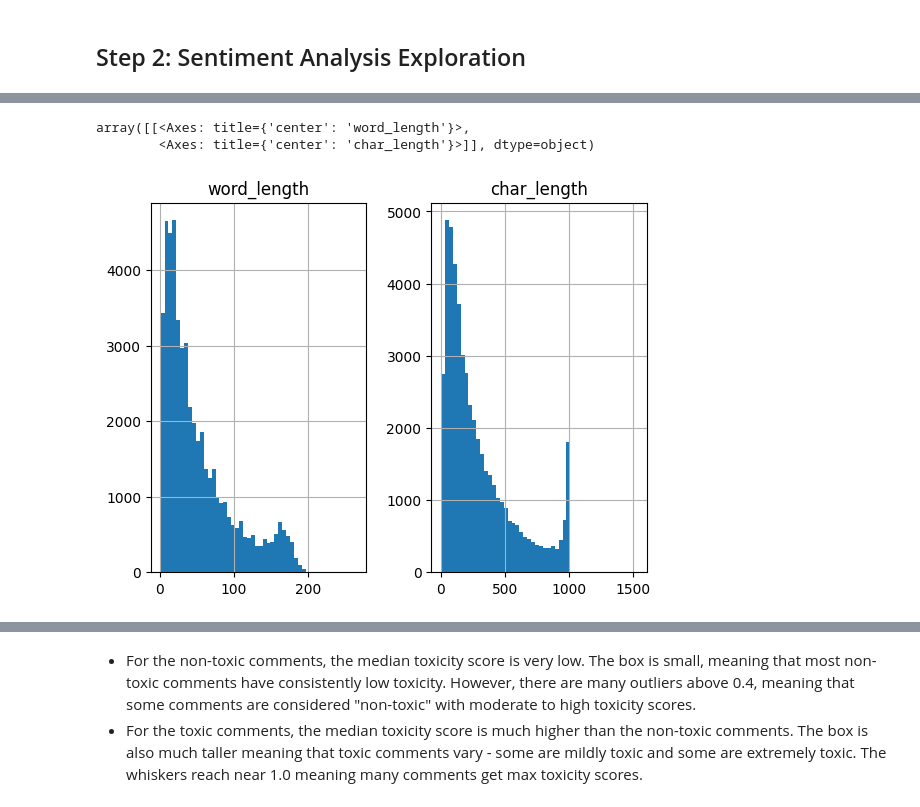
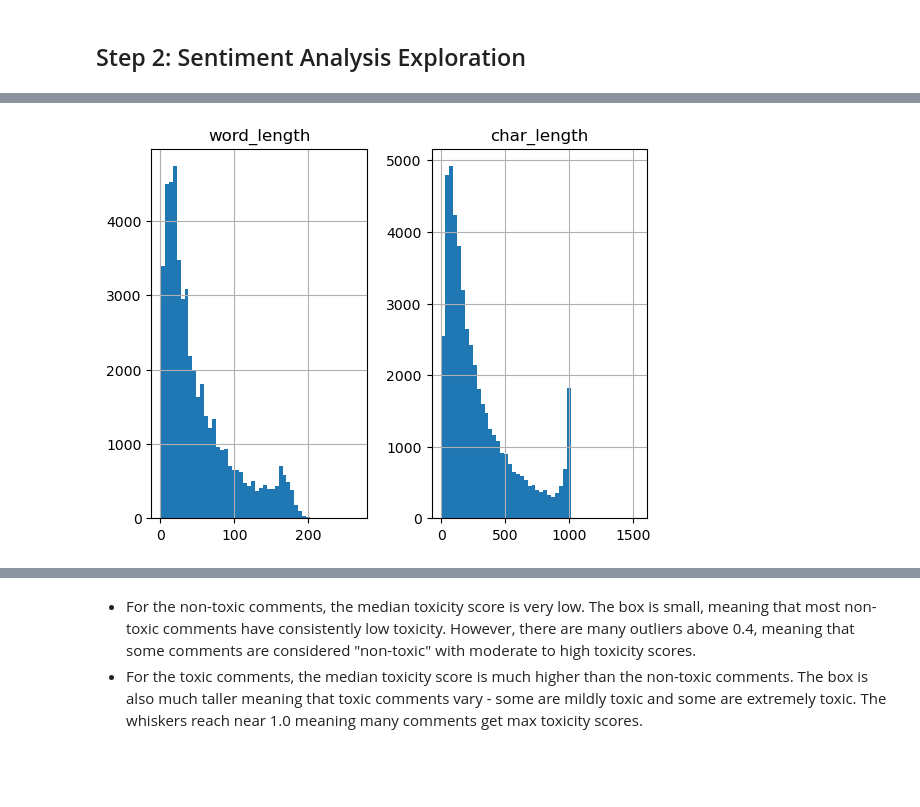
Before and after one commit to masonnicoletti/toxic-comment-analysis, a Jupyter notebook: notebooks/descriptive_analysis.ipynb, the cells around one changed output, grey strips where cells are left out. Cells and saved outputs as stored; diff of their text form; code cells hidden in the pictures; blank space fills up the shorter version.

Commit message:
made descriptive analysis push graphs and figures to output folder

```diff
--- a/notebooks/descriptive_analysis.ipynb
+++ b/notebooks/descriptive_analysis.ipynb
@@ -66,9 +65,10 @@ Name: proportion, dtype: float64
 # %%
 data_eda = data.sample(n=50000, random_state=42)
 data_eda["word_length"] = data_eda["comment_text"].str.split().str.len()
 data_eda["char_length"] = data_eda["comment_text"].str.len()
-data_eda[["word_length", "char_length"]].hist(bins=50)
+axs = data_eda[["word_length", "char_length"]].hist(bins=50)
+
+plt.savefig("../output/word_char_hist.png", dpi=300, bbox_inches='tight')
+plt.show()
 # %% [output]
-array([[<Axes: title={'center': 'word_length'}>,
-        <Axes: title={'center': 'char_length'}>]], dtype=object)
-[figure, old version]
+[figure, new version]
```
Also changed, not shown: parts of 6 cells of this notebook, 5 other files.
